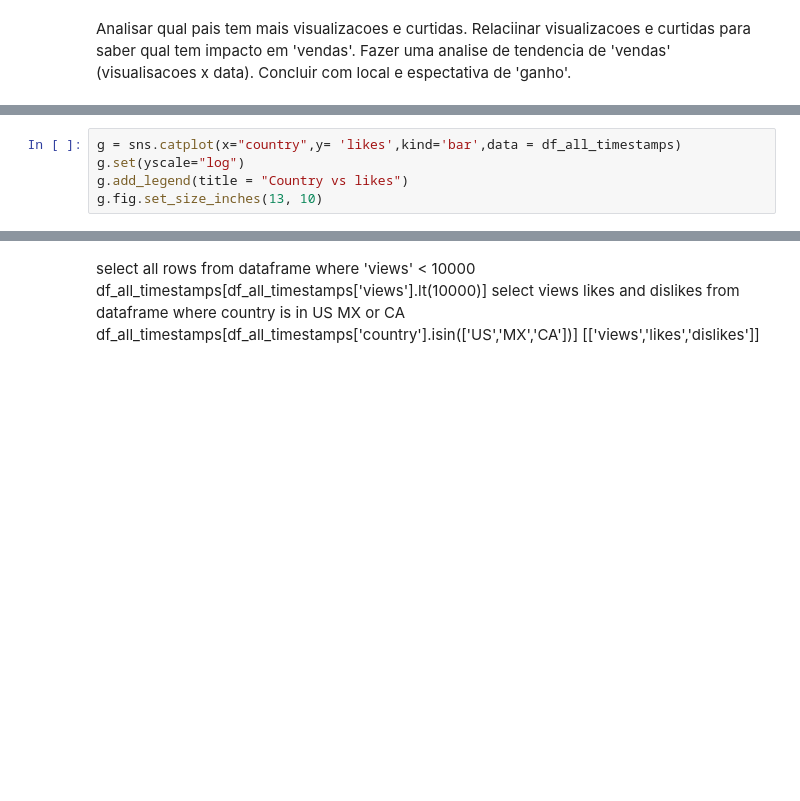
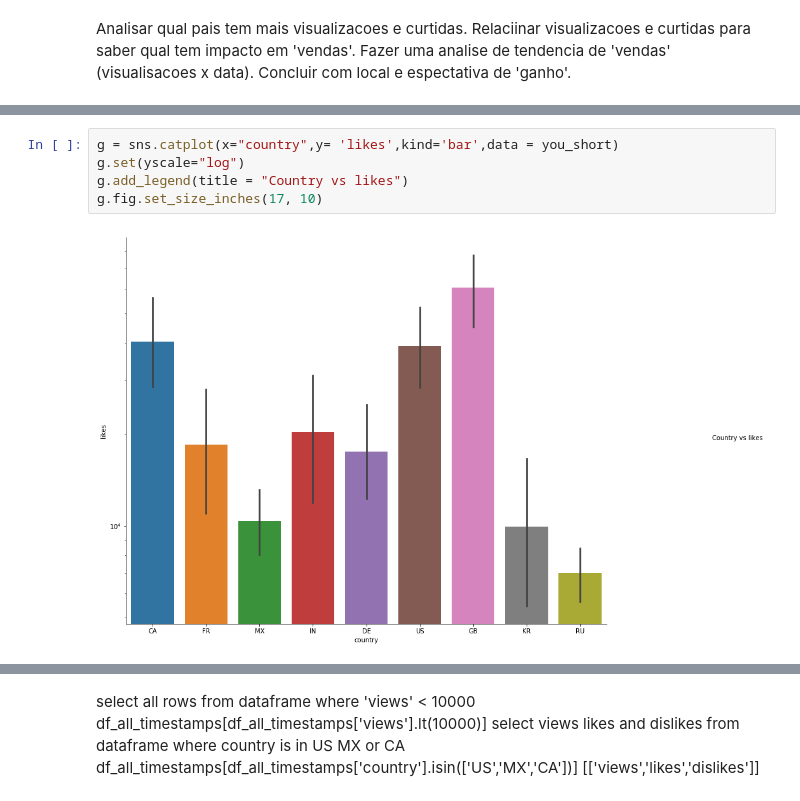
Before and after one commit to VagnerCavalcanti/TTP_1, a Jupyter notebook: youtube.ipynb, the cells around one changed output, grey strips where cells are left out. Drawn from its saved outputs; the diff is of its cells as text; blank space fills up the shorter version.

```diff
--- a/youtube.ipynb
+++ b/youtube.ipynb
@@ -171,6 +176,8 @@ g.fig.set_size_inches(13, 10)
 # %%
-g = sns.catplot(x="country",y= 'likes',kind='bar',data = df_all_timestamps)
+g = sns.catplot(x="country",y= 'likes',kind='bar',data = you_short)
 g.set(yscale="log")
 g.add_legend(title = "Country vs likes")
-g.fig.set_size_inches(13, 10)
+g.fig.set_size_inches(17, 10)
+# %% [output]
+[figure, added]
 # %%
```
Also changed, not shown: parts of 15 cells of this notebook.
